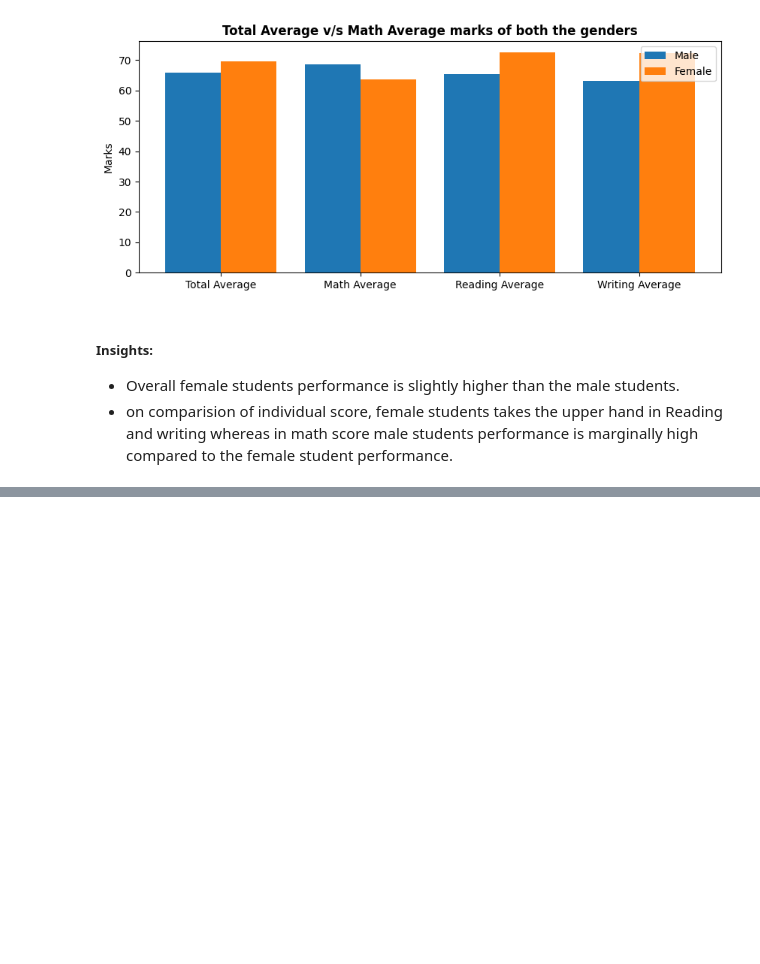
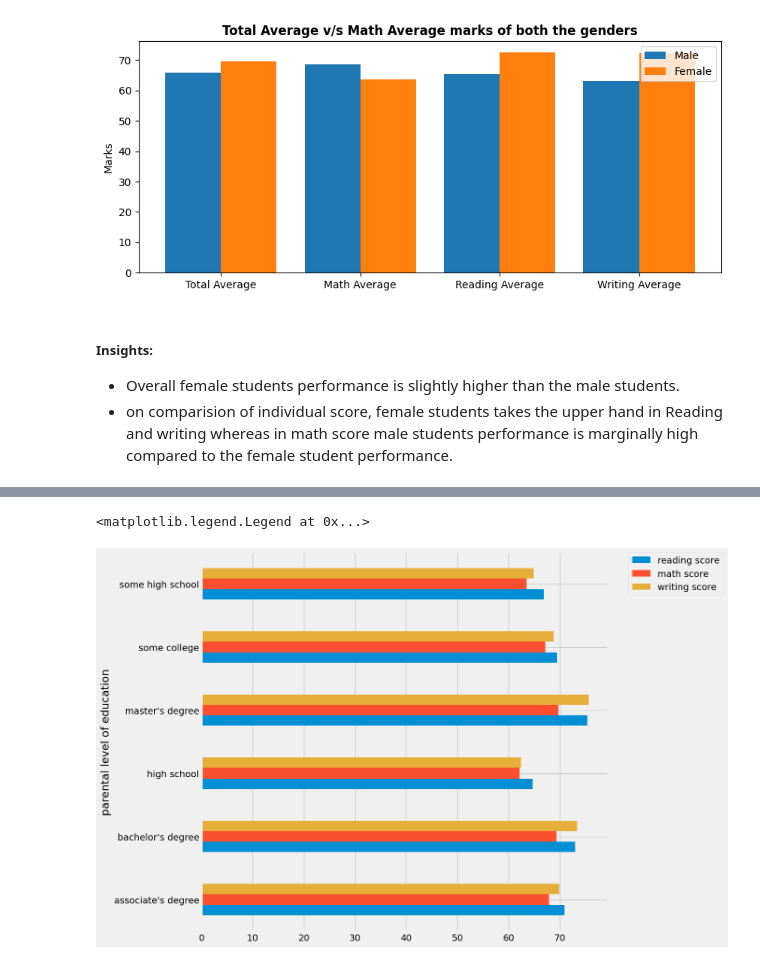
Before and after one commit to vishaarumugam/End_to_End_DS_Project_learning, a Jupyter notebook: notebook/EDA STUDENT PERFORMANCE.ipynb, the cells around one changed output, grey strips where cells are left out. Drawn from its saved outputs; the diff is of its cells as text; code cells hidden in the pictures; blank space fills up the shorter version.

```diff
--- a/notebook/EDA STUDENT PERFORMANCE.ipynb
+++ b/notebook/EDA STUDENT PERFORMANCE.ipynb
@@ -473,0 +565,8 @@ plt.legend()
+# %%
+df_new_pe=df.loc[:,['parental level of education','reading score','math score','writing score']]
+# %%
+df_new_pe.groupby('parental level of education').agg('mean').plot(kind='barh',figsize=(10,10))
+plt.legend(bbox_to_anchor=(1.05, 1), loc=2, borderaxespad=0.)
+# %% [output]
+<matplotlib.legend.Legend at 0x...>
+[figure, added]
```
Also changed, not shown: parts of 11 cells of this notebook.
